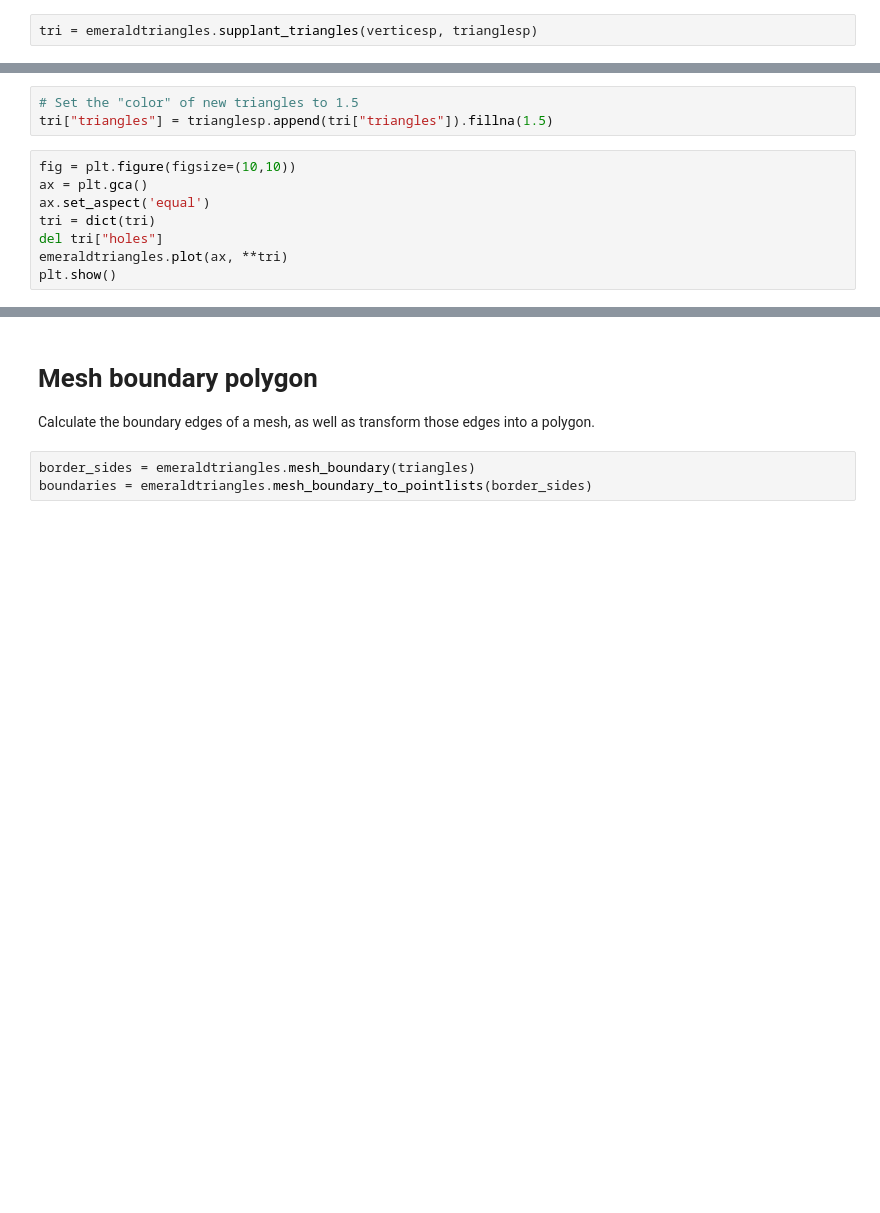
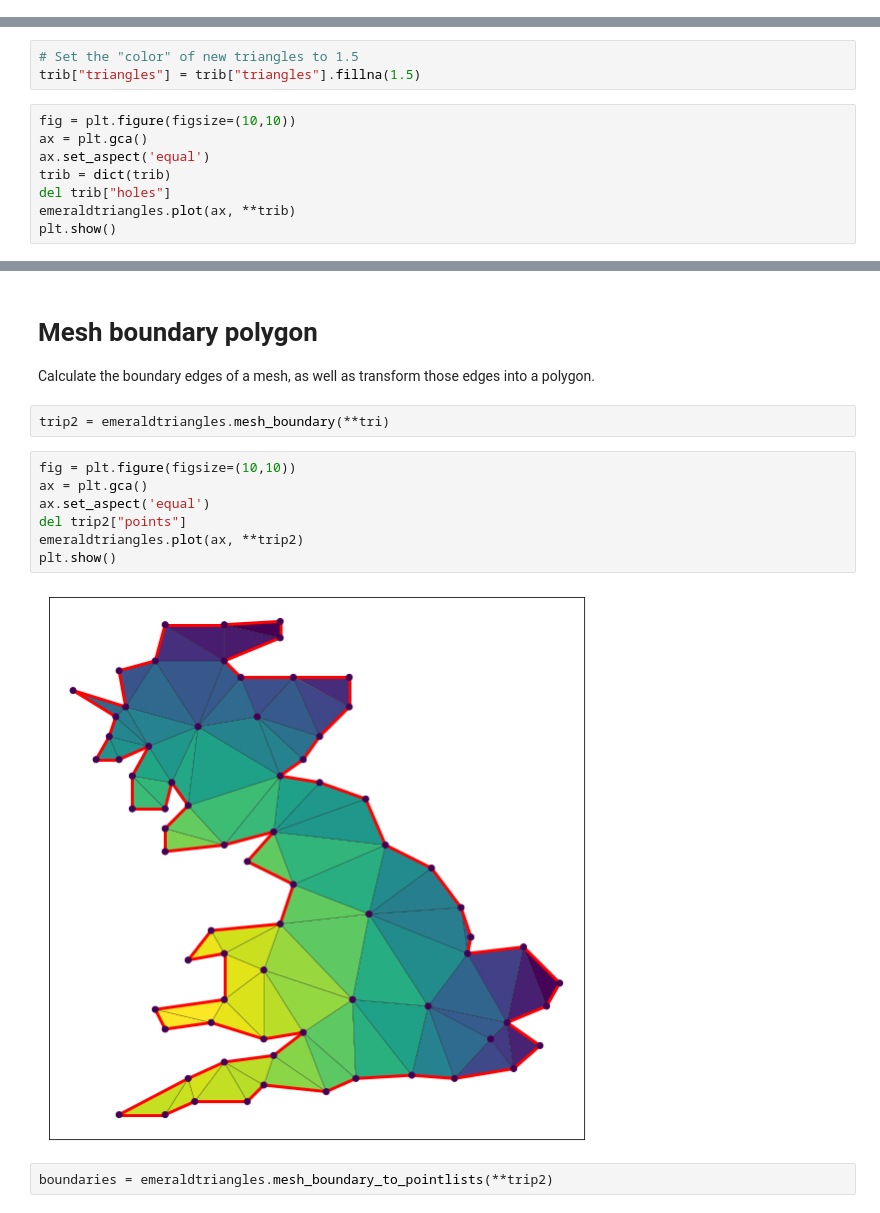
Before and after one commit to emerald-geomodelling/EmeraldTriangles, a Jupyter notebook: Example usage.ipynb, the cells around one changed output, grey strips where cells are left out. Drawn from its saved outputs; the diff is of its cells as text; blank space fills up the shorter version.

```diff
--- a/Example usage.ipynb
+++ b/Example usage.ipynb
@@ -59,5 +89,3 @@ plt.show()
 [figure]
 # %%
 # emeraldtriangles.append_nodes(points, triangle_nodes, triangle_faces)
-# %%
-tri = emeraldtriangles.supplant_triangles(verticesp, trianglesp)
@@ -64,13 +94,13 @@ tri = emeraldtriangles.supplant_triangles(verticesp, trianglesp)
 # %%
 # Set the "color" of new triangles to 1.5
-tri["triangles"] = trianglesp.append(tri["triangles"]).fillna(1.5)
+trib["triangles"] = trib["triangles"].fillna(1.5)
 # %%
 fig = plt.figure(figsize=(10,10))
 ax = plt.gca()
 ax.set_aspect('equal')
-tri = dict(tri)
-del tri["holes"]
-emeraldtriangles.plot(ax, **tri)
+trib = dict(trib)
+del trib["holes"]
+emeraldtriangles.plot(ax, **trib)
 plt.show()
 # %% [output]
 [figure]
@@ -78,9 +108,19 @@ plt.show()
 # Mesh boundary polygon
 
 Calculate the boundary edges of a mesh, as well as transform those edges into a polygon.
-# %%
-border_sides = emeraldtriangles.mesh_boundary(triangles)
-boundaries = emeraldtriangles.mesh_boundary_to_pointlists(border_sides)
+# %%
+trip2 = emeraldtriangles.mesh_boundary(**tri)
+# %%
+fig = plt.figure(figsize=(10,10))
+ax = plt.gca()
+ax.set_aspect('equal')
+del trip2["points"]
+emeraldtriangles.plot(ax, **trip2)
+plt.show()
+# %% [output]
+[figure, added]
+# %%
+boundaries = emeraldtriangles.mesh_boundary_to_pointlists(**trip2)
 # %%
 fig = plt.figure(figsize=(10,10))
 plt.gca().set_aspect('equal')
```
Also changed, not shown: parts of 13 cells of this notebook, 5 other files.
